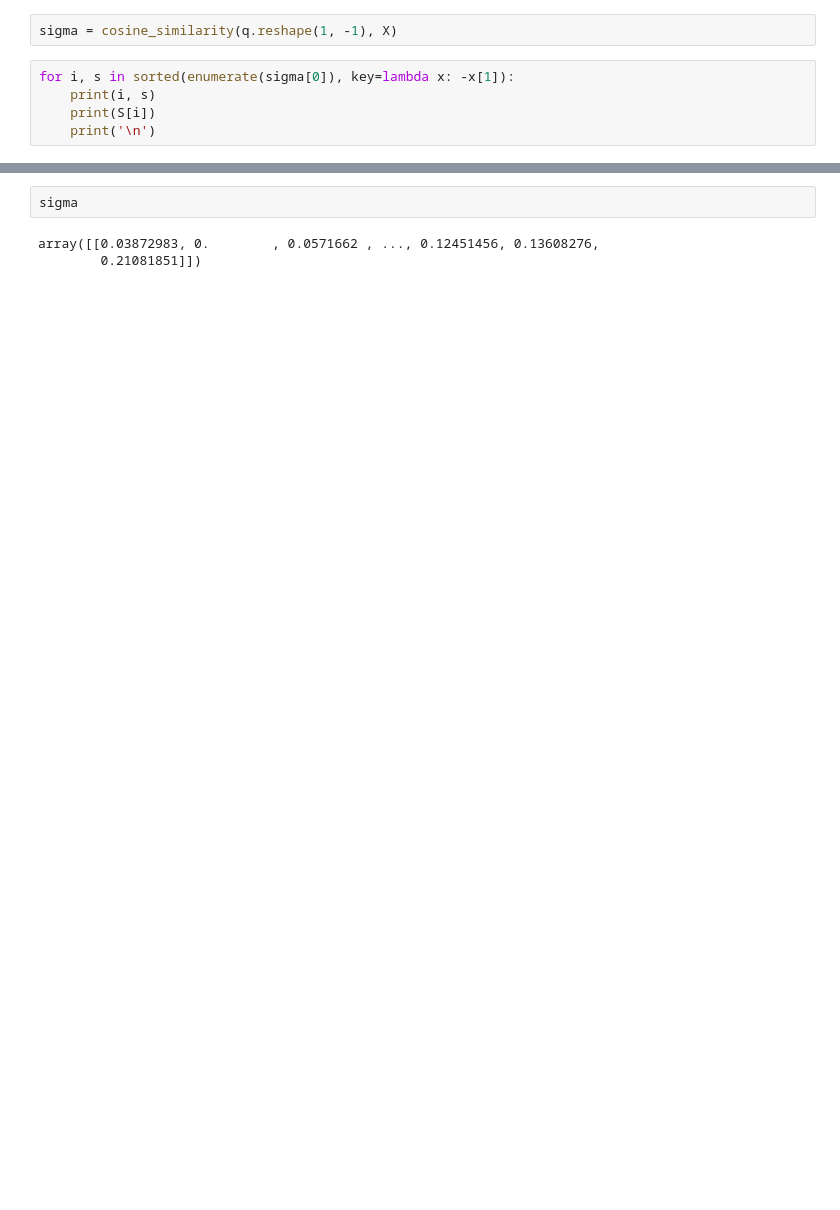
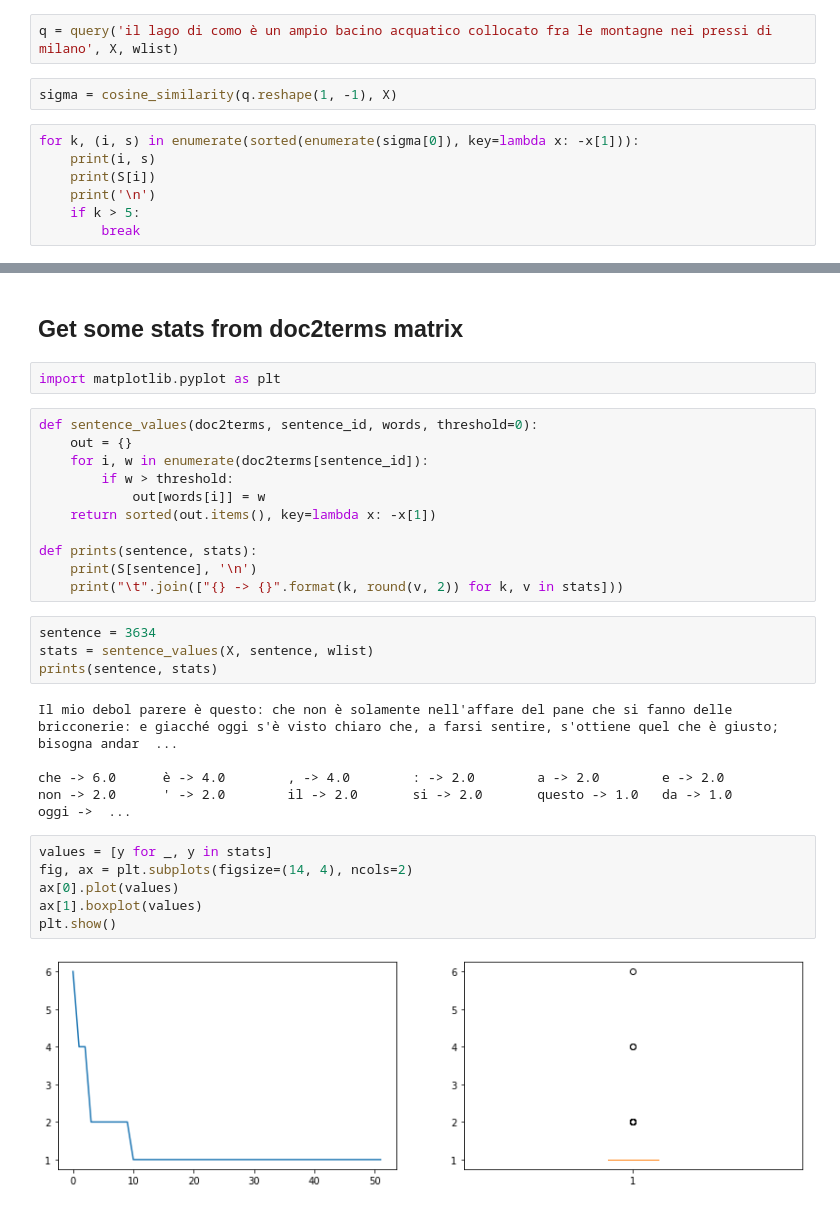
Before and after one commit to afflint/mastercobra, a Jupyter notebook: wordfreq.ipynb, the cells around one changed output, grey strips where cells are left out. Cells and saved outputs as stored; diff of their text form; blank space fills up the shorter version.

```diff
--- a/wordfreq.ipynb
+++ b/wordfreq.ipynb
@@ -76,8 +74,12 @@ q = query('abbondio è un mio amico che usa facebook', X, wlist)
+# %%
+q = query('il lago di como è un ampio bacino acquatico collocato fra le montagne nei pressi di milano', X, wlist)
 # %%
 sigma = cosine_similarity(q.reshape(1, -1), X)
 # %%
-for i, s in sorted(enumerate(sigma[0]), key=lambda x: -x[1]):
+for k, (i, s) in enumerate(sorted(enumerate(sigma[0]), key=lambda x: -x[1])):
     print(i, s)
     print(S[i])
     print('\n')
+    if k > 5:
+        break
 # %% [output]
@@ -101,5 +103,31 @@ I vaneggiamenti degl'infermi che accusavan se stessi di ciò che avevan temuto d
-# %%
-sigma
-# %% [output]
-array([[0.03872983, 0.        , 0.0571662 , ..., 0.12451456, 0.13608276,
-        0.21081851]])
+# %% [markdown]
+## Get some stats from doc2terms matrix
+# %%
+import matplotlib.pyplot as plt
+# %%
+def sentence_values(doc2terms, sentence_id, words, threshold=0):
+    out = {}
+    for i, w in enumerate(doc2terms[sentence_id]):
+        if w > threshold:
+            out[words[i]] = w
+    return sorted(out.items(), key=lambda x: -x[1])
+
+def prints(sentence, stats):
+    print(S[sentence], '\n')
+    print("\t".join(["{} -> {}".format(k, round(v, 2)) for k, v in stats]))
+# %%
+sentence = 3634
+stats = sentence_values(X, sentence, wlist)
+prints(sentence, stats)
+# %% [output]
+Il mio debol parere è questo: che non è solamente nell'affare del pane che si fanno delle bricconerie: e giacché oggi s'è visto chiaro che, a farsi sentire, s'ottiene quel che è giusto; bisogna andar  ...
+
+che -> 6.0      è -> 4.0        , -> 4.0        : -> 2.0        a -> 2.0        e -> 2.0        non -> 2.0      ' -> 2.0        il -> 2.0       si -> 2.0       questo -> 1.0   da -> 1.0       oggi ->  ...
+# %%
+values = [y for _, y in stats]
+fig, ax = plt.subplots(figsize=(14, 4), ncols=2)
+ax[0].plot(values)
+ax[1].boxplot(values)
+plt.show()
+# %% [output]
+[figure, added]
```
Also changed, not shown: parts of 26 cells of this notebook.
